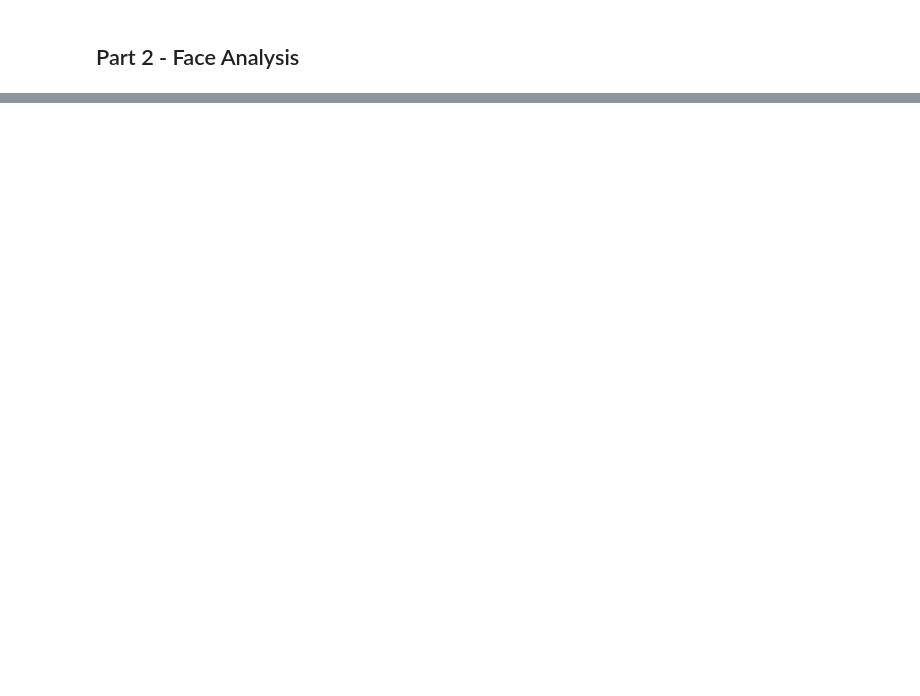
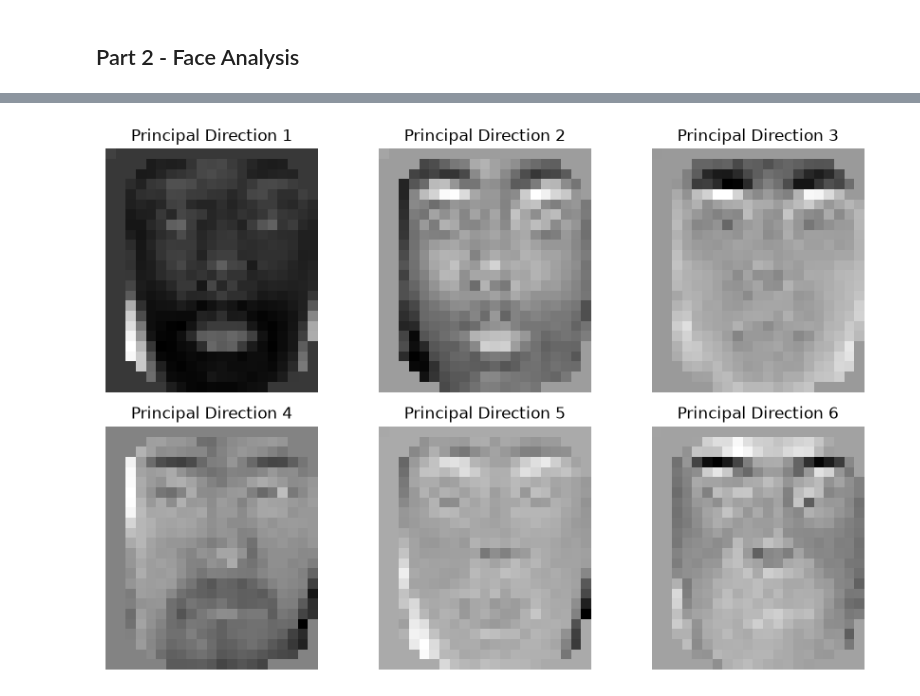
Before and after one commit to Hevyweight/2016-Election-Data-Analysis, a Jupyter notebook: Ethan_Lee_project1.ipynb, the cells around one changed output, grey strips where cells are left out. Cells and saved outputs as stored; diff of their text form; code cells hidden in the pictures; blank space fills up the shorter version.

```diff
--- a/Ethan_Lee_project1.ipynb
+++ b/Ethan_Lee_project1.ipynb
@@ -386,0 +466,15 @@ plt.show()
+# %%
+# Display the first 6 principal directions
+fig, axes = plt.subplots(2, 3, figsize=(9, 6))
+
+for i, ax in enumerate(axes.flat):
+    eigenface = Vt[i].reshape(24, 21)
+
+    ax.imshow(eigenface, cmap="gray")
+    ax.set_title(f"Principal Direction {i+1}")
+    ax.axis("off")
+
+plt.tight_layout()
+plt.show()
+# %% [output]
+[figure, added]
```
Also changed, not shown: parts of 16 cells of this notebook.
